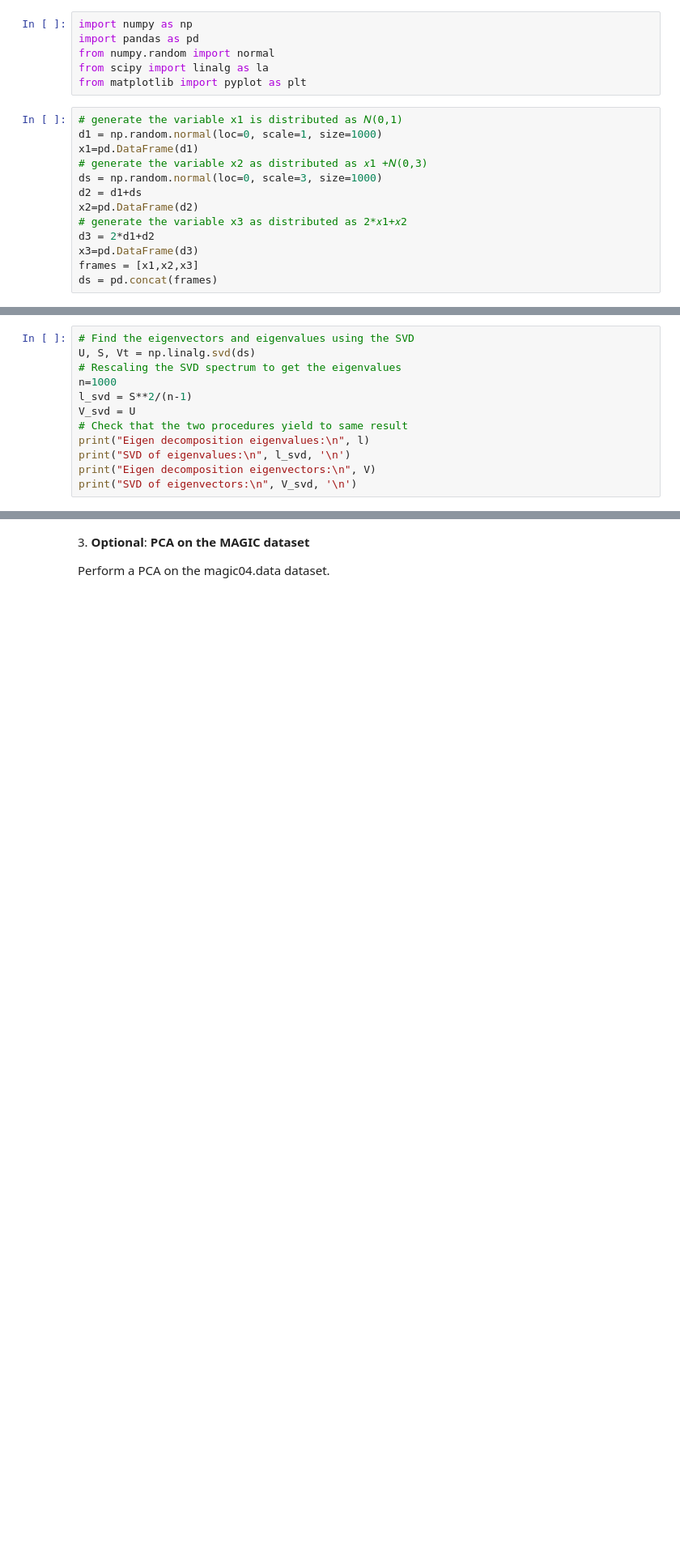
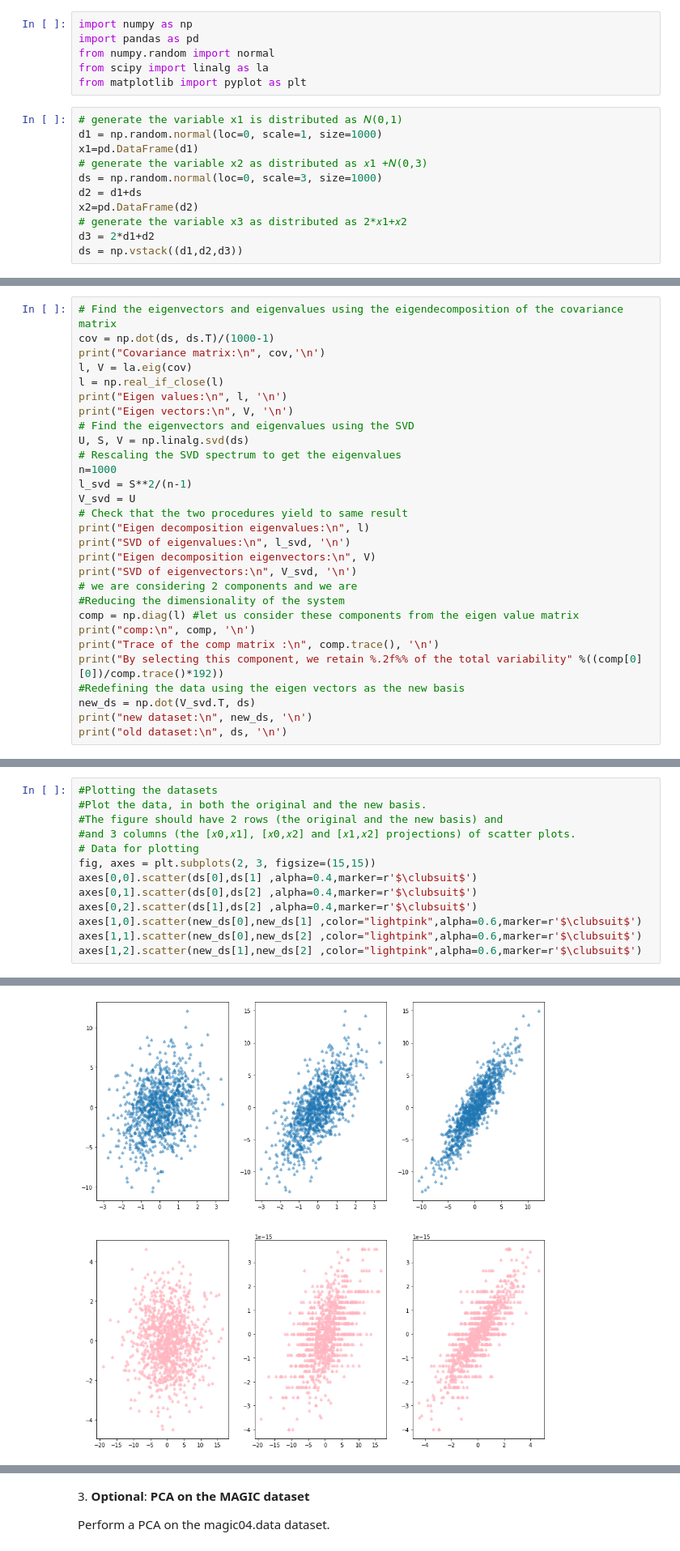
Before and after one commit to shalinimada/ScientificComputingWithPython2022, a Jupyter notebook: 08ex_algebra.ipynb, the cells around one changed output, grey strips where cells are left out. Shown: that part at 81% size. Drawn from its saved outputs; the diff is of its cells as text; blank space fills up the shorter version.

```diff
--- a/08ex_algebra.ipynb
+++ b/08ex_algebra.ipynb
@@ -26,6 +26,4 @@ d2 = d1+ds
 x2=pd.DataFrame(d2)
 # generate the variable x3 as distributed as 2*𝑥1+𝑥2
 d3 = 2*d1+d2
-x3=pd.DataFrame(d3)
-frames = [x1,x2,x3]
-ds = pd.concat(frames)
+ds = np.vstack((d1,d2,d3))
@@ -58,6 +30,13 @@ Covariance matrix:
 # %%
+# Find the eigenvectors and eigenvalues using the eigendecomposition of the covariance matrix
+cov = np.dot(ds, ds.T)/(1000-1)
+print("Covariance matrix:\n", cov,'\n')
+l, V = la.eig(cov)
+l = np.real_if_close(l)
+print("Eigen values:\n", l, '\n')
+print("Eigen vectors:\n", V, '\n')
 # Find the eigenvectors and eigenvalues using the SVD
-U, S, Vt = np.linalg.svd(ds)
+U, S, V = np.linalg.svd(ds)
 # Rescaling the SVD spectrum to get the eigenvalues
 n=1000
 l_svd = S**2/(n-1)
@@ -67,4 +46,14 @@ print("Eigen decomposition eigenvalues:\n", l)
 print("SVD of eigenvalues:\n", l_svd, '\n')
 print("Eigen decomposition eigenvectors:\n", V)
 print("SVD of eigenvectors:\n", V_svd, '\n')
+# we are considering 2 components and we are
+#Reducing the dimensionality of the system
+comp = np.diag(l) #let us consider these components from the eigen value matrix
+print("comp:\n", comp, '\n')
+print("Trace of the comp matrix :\n", comp.trace(), '\n')
+print("By selecting this component, we retain %.2f%% of the total variability" %((comp[0][0])/comp.trace()*192))
+#Redefining the data using the eigen vectors as the new basis
+new_ds = np.dot(V_svd.T, ds)
+print("new dataset:\n", new_ds, '\n')
+print("old dataset:\n", ds, '\n')
 # %% [output]
@@ -87,0 +77,14 @@ Eigen decomposition eigenvectors:
+# %%
+#Plotting the datasets
+#Plot the data, in both the original and the new basis.
+#The figure should have 2 rows (the original and the new basis) and
+#and 3 columns (the [𝑥0,𝑥1], [𝑥0,𝑥2] and [𝑥1,𝑥2] projections) of scatter plots.
+# Data for plotting
+fig, axes = plt.subplots(2, 3, figsize=(15,15))
+axes[0,0].scatter(ds[0],ds[1] ,alpha=0.4,marker=r'$\clubsuit$')
+axes[0,1].scatter(ds[0],ds[2] ,alpha=0.4,marker=r'$\clubsuit$')
+axes[0,2].scatter(ds[1],ds[2] ,alpha=0.4,marker=r'$\clubsuit$')
+axes[1,0].scatter(new_ds[0],new_ds[1] ,color="lightpink",alpha=0.6,marker=r'$\clubsuit$')
+axes[1,1].scatter(new_ds[0],new_ds[2] ,color="lightpink",alpha=0.6,marker=r'$\clubsuit$')
+axes[1,2].scatter(new_ds[1],new_ds[2] ,color="lightpink",alpha=0.6,marker=r'$\clubsuit$')
+# %% [output]
@@ -88,3 +92,4 @@ Eigen decomposition eigenvectors:
+[figure, added]
 # %% [markdown]
 2\. **PCA on a nD dataset**
 
```
Also changed, not shown: parts of 8 cells of this notebook.
